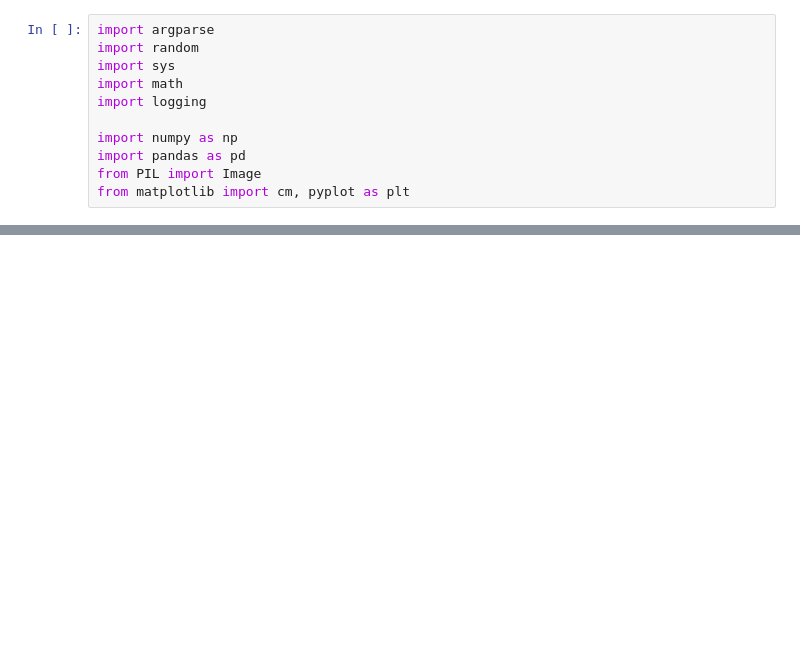
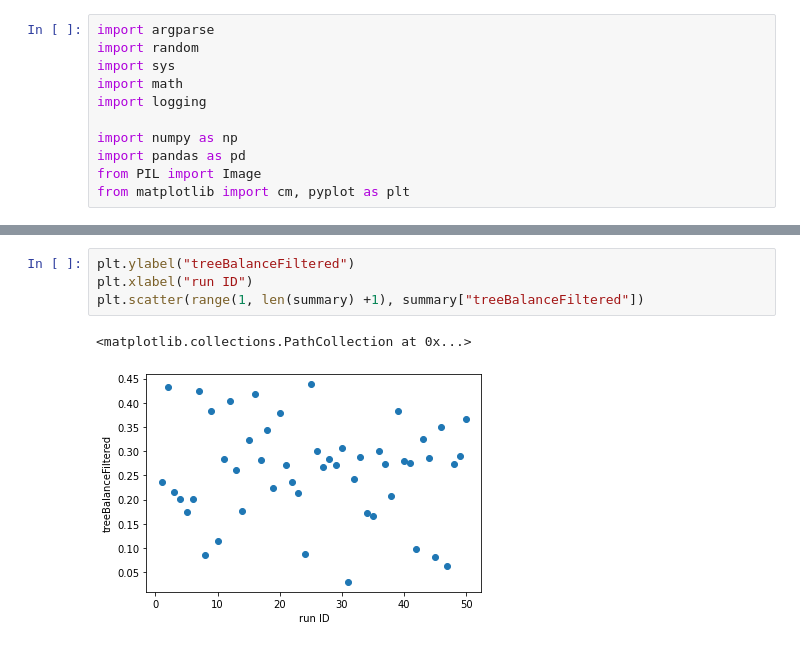
Before and after one commit to schwarzlab-ccb/SimChA, a Jupyter notebook: notebooks/summary.ipynb, the cells around one changed output, grey strips where cells are left out. Drawn from its saved outputs; the diff is of its cells as text; blank space fills up the shorter version.

```diff
--- a/notebooks/summary.ipynb
+++ b/notebooks/summary.ipynb
@@ -33,0 +37,7 @@ plt.scatter(range(len(summary)), summary["totalCount"])
+# %%
+plt.ylabel("treeBalanceFiltered")
+plt.xlabel("run ID")
+plt.scatter(range(1, len(summary) +1), summary["treeBalanceFiltered"])
+# %% [output]
+<matplotlib.collections.PathCollection at 0x...>
+[figure, added]
```
Also changed, not shown: parts of 4 cells of this notebook, 2 other files.
